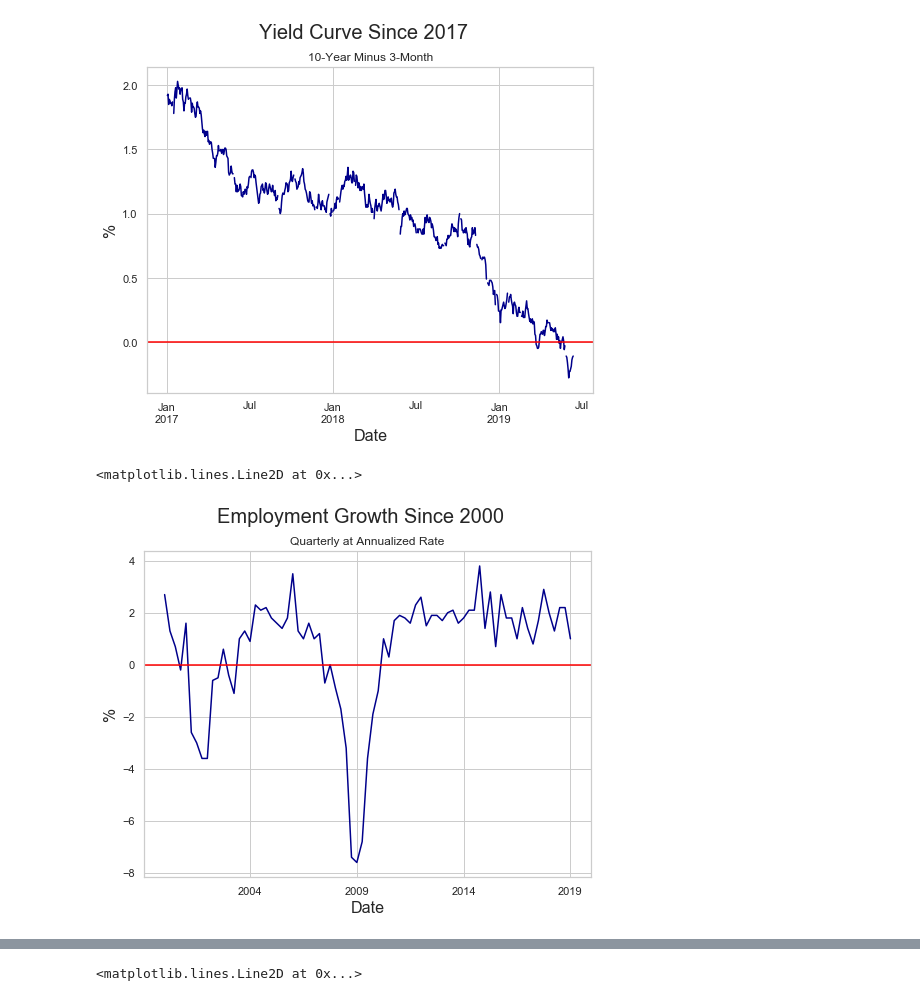
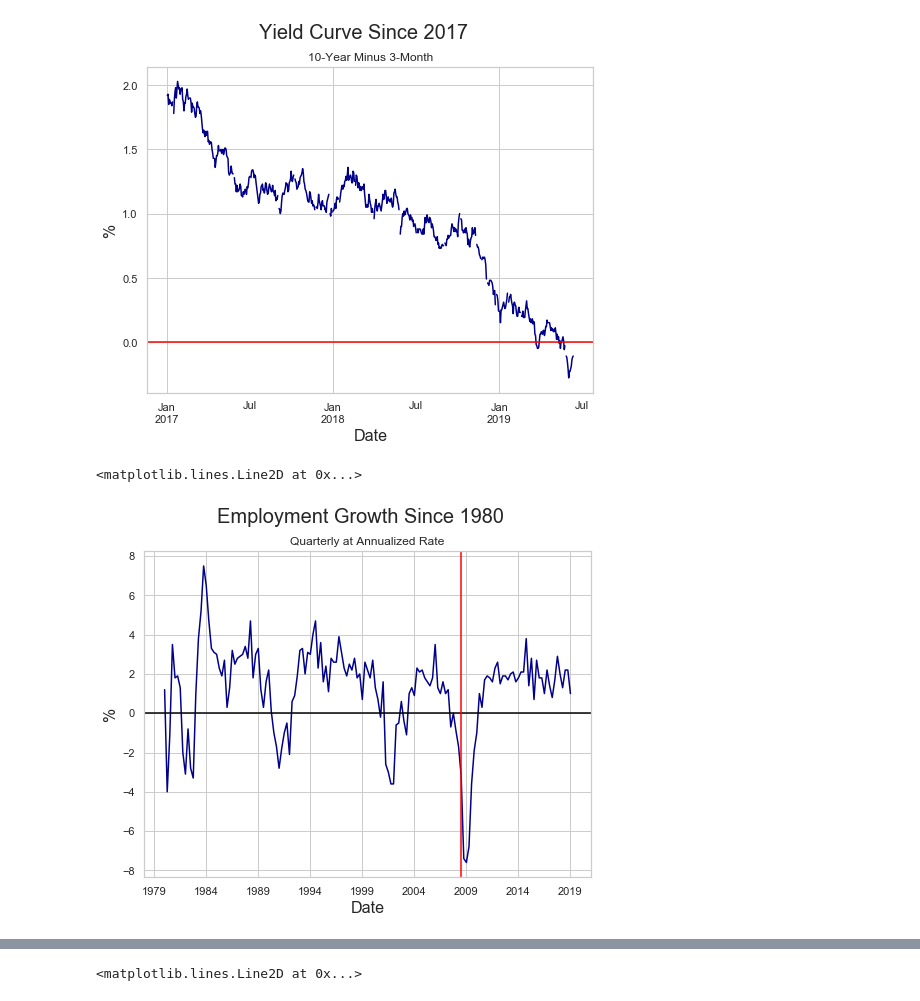
Before and after one commit to thsavage/REAL1-GC.1035, a Jupyter notebook: Notes as of June 13.ipynb, the cells around one changed output, grey strips where cells are left out. Cells and saved outputs as stored; diff of their text form; code cells hidden in the pictures.

```diff
--- a/Notes as of June 13.ipynb
+++ b/Notes as of June 13.ipynb
@@ -527,15 +527,16 @@ plt.axhline(0, color="red")
 <matplotlib.lines.Line2D at 0x...>
 [figure]
 # %%
-emp_growth = fred.get_series("PRS85006012", observation_start='2000-01-01')
+emp_growth = fred.get_series("PRS85006012", observation_start='1980-01-01')
 # %%
 emp_growth.plot(color='darkblue', figsize=(8, 6))
-plt.suptitle('Employment Growth Since 2000', fontsize=20)
+plt.suptitle('Employment Growth Since 1980', fontsize=20)
 plt.title('Quarterly at Annualized Rate')
 plt.xlabel('Date', fontsize=16)
 plt.ylabel('%', fontsize=16)
-plt.axhline(0, color="red")
+plt.axhline(0, color="black")
+plt.axvline(dt.datetime(2008, 9, 15), color="red")
 # %% [output]
 <matplotlib.lines.Line2D at 0x...>
-[figure, old version]
+[figure, new version]
 # %%
```
Also changed, not shown: parts of 4 cells of this notebook.
